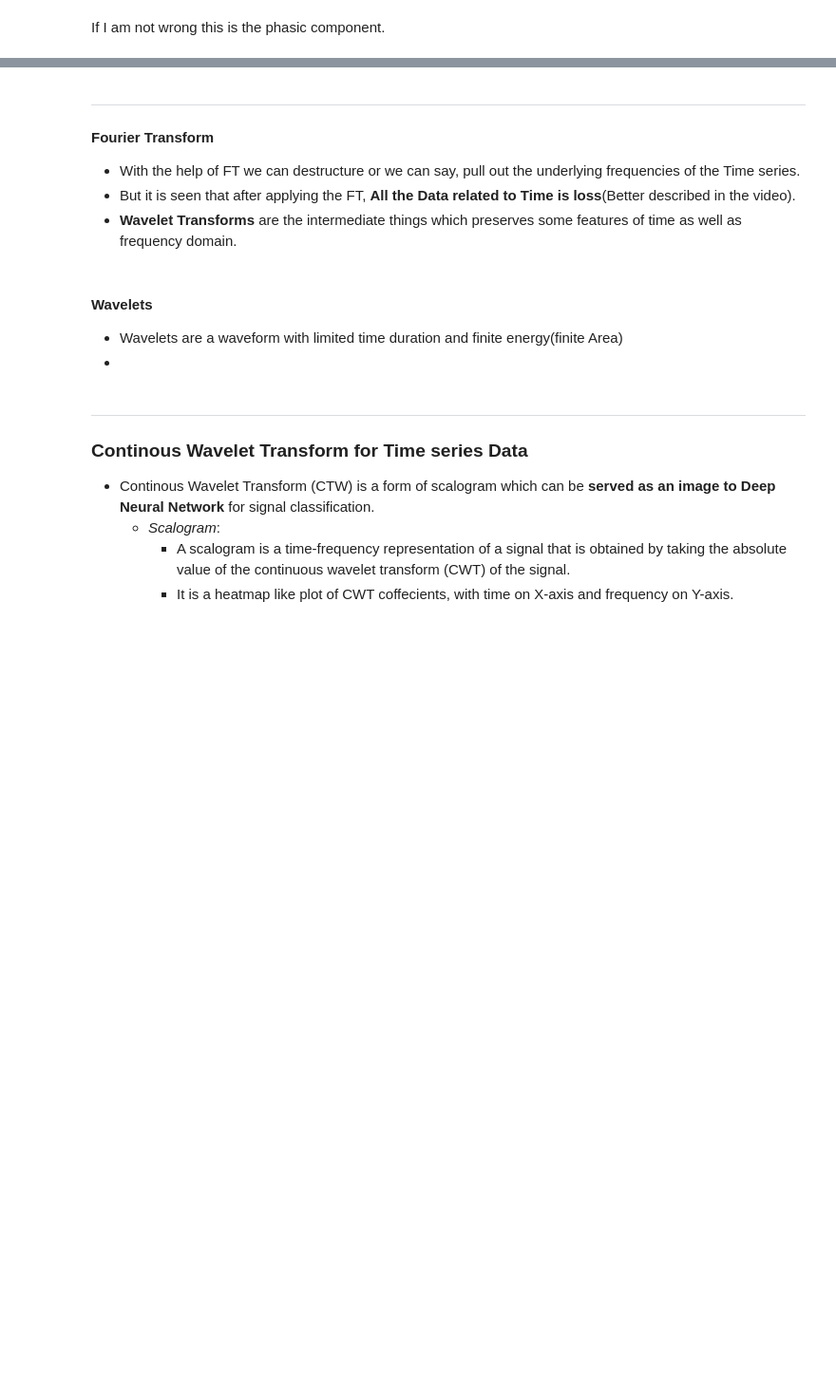
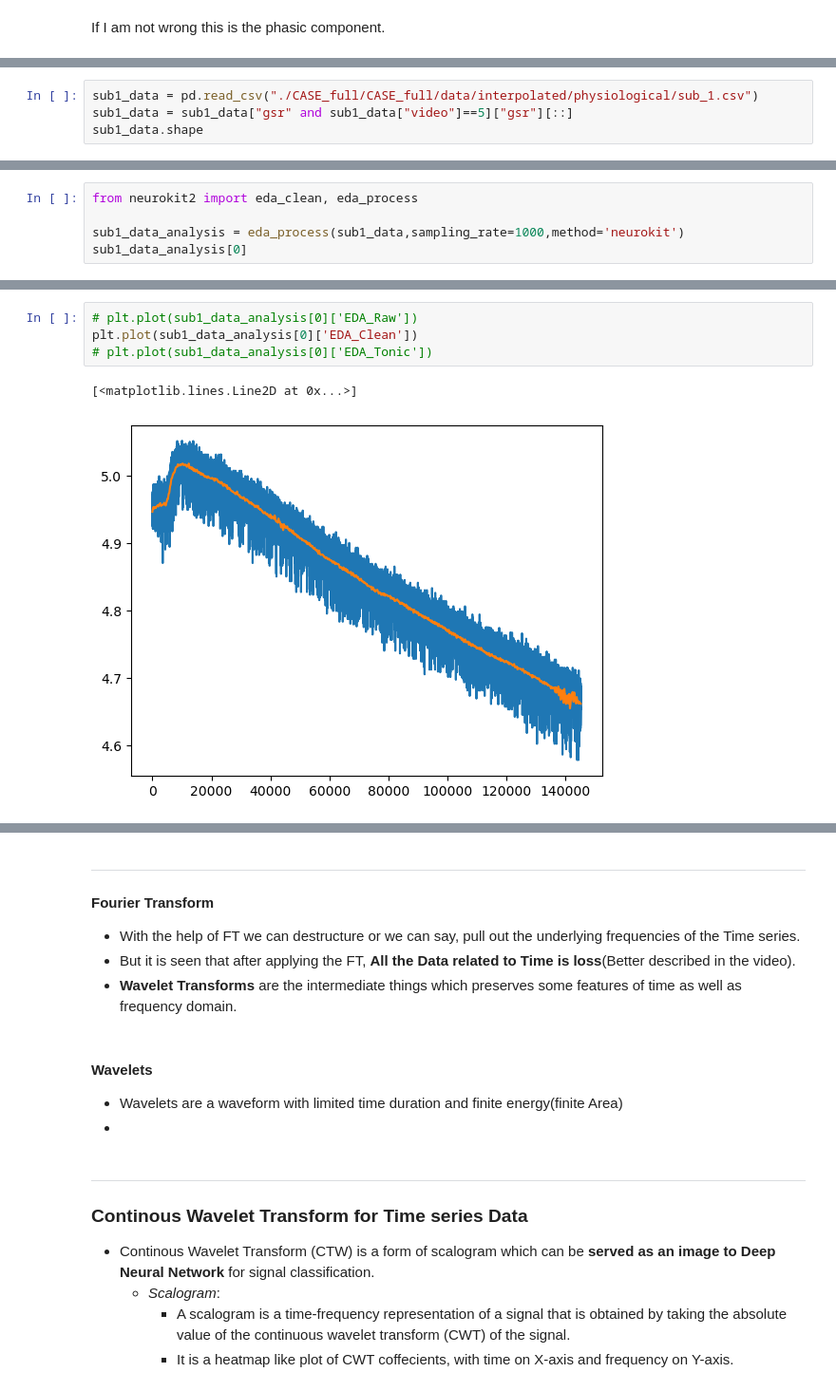
Before and after one commit to Dhyanesh-Panchal/GSR-research-and-stress-detection, a Jupyter notebook: Notes.ipynb, the cells around one changed output, grey strips where cells are left out. Shown at 95% size. Cells and saved outputs as stored; diff of their text form; blank space fills up the shorter version.

Commit message:
Neurokit is working exceptionally well, far better than my attempt🥲

```diff
--- a/Notes.ipynb
+++ b/Notes.ipynb
@@ -90,0 +93,4 @@ If I am not wrong this is the phasic component.
+# %%
+sub1_data = pd.read_csv("./CASE_full/CASE_full/data/interpolated/physiological/sub_1.csv")
+sub1_data = sub1_data["gsr" and sub1_data["video"]==5]["gsr"][::]
+sub1_data.shape
@@ -90,0 +99,5 @@ If I am not wrong this is the phasic component.
+# %%
+from neurokit2 import eda_clean, eda_process
+
+sub1_data_analysis = eda_process(sub1_data,sampling_rate=1000,method='neurokit')
+sub1_data_analysis[0]
@@ -90,0 +118,7 @@ If I am not wrong this is the phasic component.
+# %%
+# plt.plot(sub1_data_analysis[0]['EDA_Raw'])
+plt.plot(sub1_data_analysis[0]['EDA_Clean'])
+# plt.plot(sub1_data_analysis[0]['EDA_Tonic'])
+# %% [output]
+[<matplotlib.lines.Line2D at 0x...>]
+[figure, added]
```
Also changed, not shown: parts of 9 cells of this notebook.
